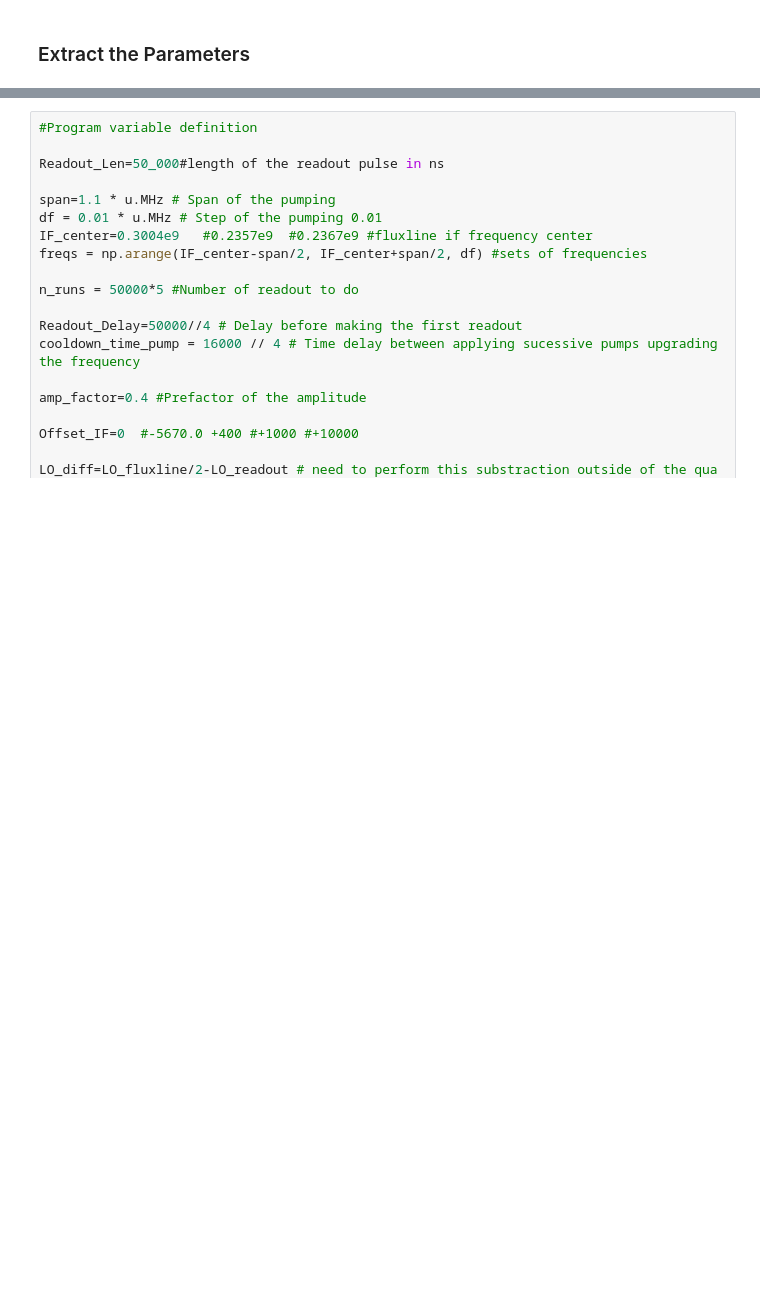
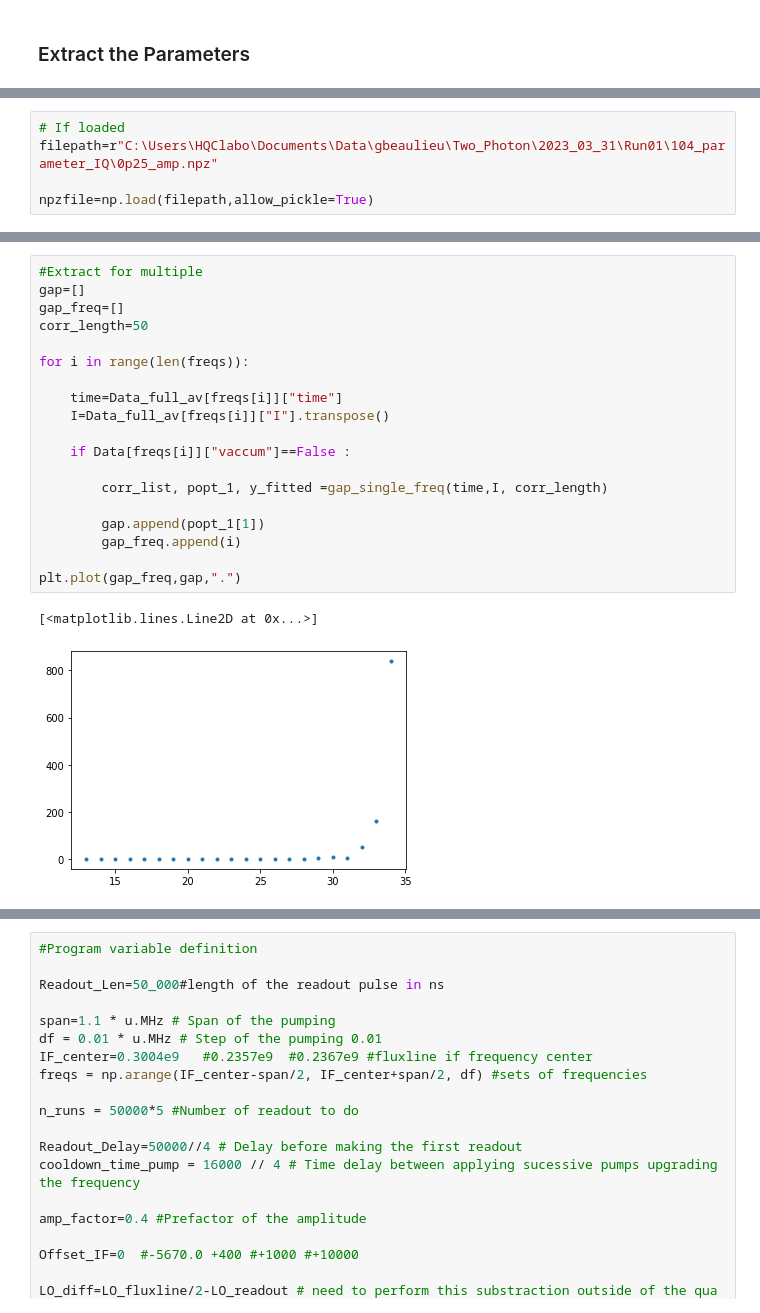
Before and after one commit to BeaulieuGuillaume/DPT_SQUID, a Jupyter notebook: Second_Order_Transition/Multiple_jumps.ipynb, the cells around one changed output, grey strips where cells are left out. Drawn from its saved outputs; the diff is of its cells as text; blank space fills up the shorter version.

```diff
--- a/Second_Order_Transition/Multiple_jumps.ipynb
+++ b/Second_Order_Transition/Multiple_jumps.ipynb
@@ -1121,0 +1046,5 @@ data_dir=scipy.io.loadmat(r"C:\Users\HQClabo\Documents\Data\gbeaulieu\Two_Photon
+# %%
+# If loaded
+filepath=r"C:\Users\HQClabo\Documents\Data\gbeaulieu\Two_Photon\2023_03_31\Run01\104_parameter_IQ\0p25_amp.npz"
+
+npzfile=np.load(filepath,allow_pickle=True)
@@ -1258,0 +1380,22 @@ KeyboardInterrupt:
+# %%
+#Extract for multiple
+gap=[]
+gap_freq=[]
+corr_length=50
+
+for i in range(len(freqs)):
+
+    time=Data_full_av[freqs[i]]["time"]
+    I=Data_full_av[freqs[i]]["I"].transpose()
+
+    if Data[freqs[i]]["vaccum"]==False :
+
+        corr_list, popt_1, y_fitted =gap_single_freq(time,I, corr_length)
+
+        gap.append(popt_1[1])
+        gap_freq.append(i)
+
+plt.plot(gap_freq,gap,".")
+# %% [output]
+[<matplotlib.lines.Line2D at 0x...>]
+[figure, added]
```
Also changed, not shown: parts of 49 cells of this notebook, 2 other files.
